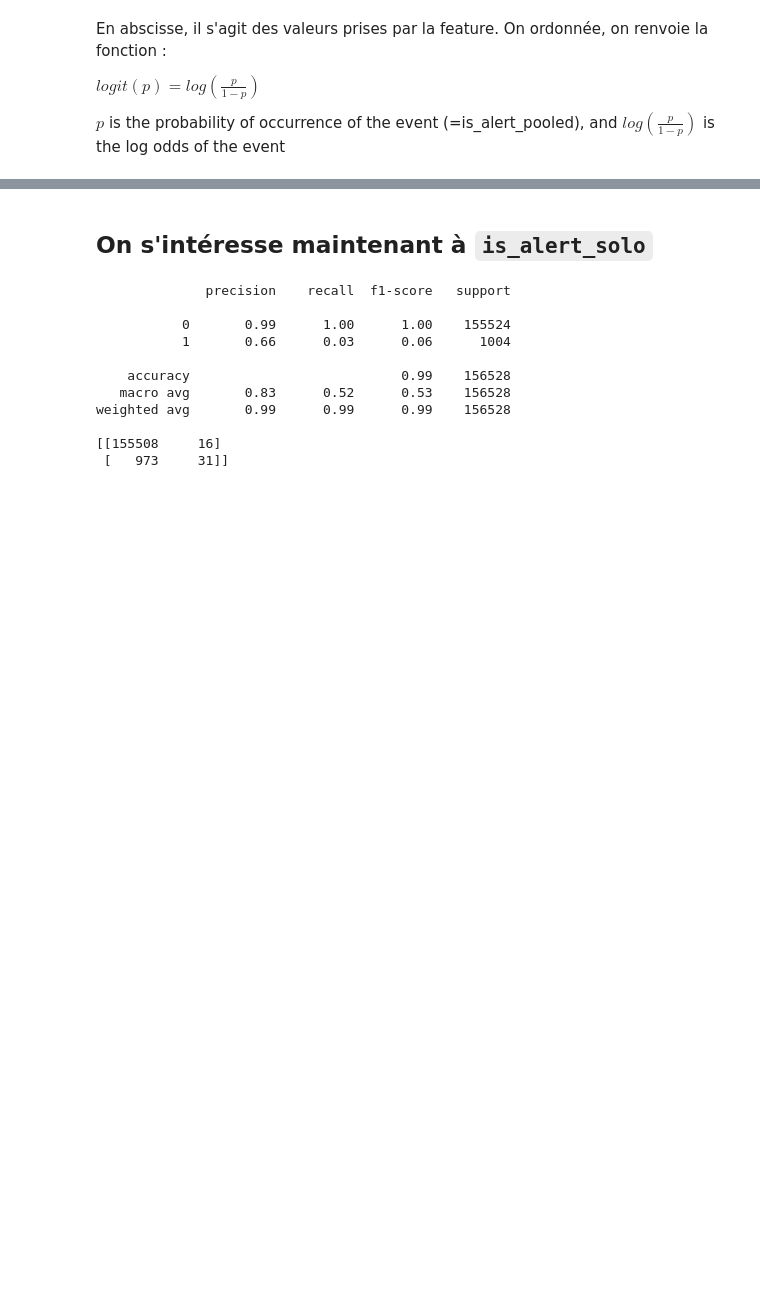
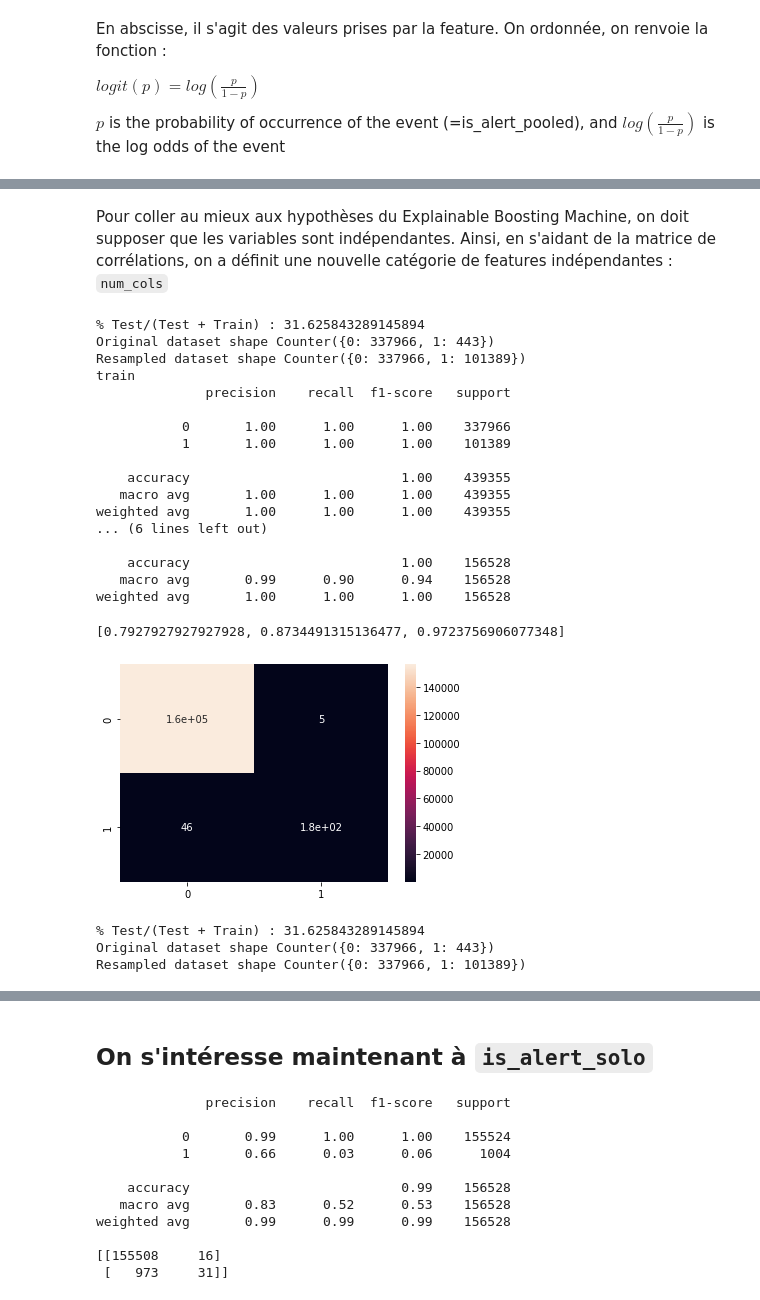
Before and after one commit to CorentinPernot/Statapp, a Jupyter notebook: Notebook/modé.ipynb, the cells around one changed output, grey strips where cells are left out. Drawn from its saved outputs; the diff is of its cells as text; code cells hidden in the pictures; blank space fills up the shorter version.

```diff
--- a/Notebook/modé.ipynb
+++ b/Notebook/modé.ipynb
@@ -1849,3 +1849,5 @@ $ p $ is the probability of occurrence of the event (=is_alert_pooled), and  $ l
 show(ebm_local)
 # %% [output]
 [interactive output not drawn]
+# %% [markdown]
+Pour coller au mieux aux hypothèses du Explainable Boosting Machine, on doit supposer que les variables sont indépendantes. Ainsi, en s'aidant de la matrice de corrélations, on a définit une nouvelle catégorie de features indépendantes :  `num_cols`
@@ -1851,0 +1873,33 @@ show(ebm_local)
+# %%
+#On fixe la date initiale
+time = datetime.datetime(2019, 5, 16)
+#On fixe l'horizon
+delta= 200
+
+evaluation_classifier(df_bis, time, delta, StandardScaler(), ExplainableBoostingClassifier(), True, False, True)
+# %% [output]
+% Test/(Test + Train) : 31.625843289145894
+Original dataset shape Counter({0: 337966, 1: 443})
+Resampled dataset shape Counter({0: 337966, 1: 101389})
+train
+              precision    recall  f1-score   support
+
+           0       1.00      1.00      1.00    337966
+           1       1.00      1.00      1.00    101389
+
+    accuracy                           1.00    439355
+   macro avg       1.00      1.00      1.00    439355
+weighted avg       1.00      1.00      1.00    439355
+... (6 lines left out)
+
+    accuracy                           1.00    156528
+   macro avg       0.99      0.90      0.94    156528
+weighted avg       1.00      1.00      1.00    156528
+[0.7927927927927928, 0.8734491315136477, 0.9723756906077348]
+[figure, added]
+# %%
+X_train, X_test, y_train, y_test = prep_train_test(df_bis, time, delta, StandardScaler(), True)
+# %% [output]
+% Test/(Test + Train) : 31.625843289145894
+Original dataset shape Counter({0: 337966, 1: 443})
+Resampled dataset shape Counter({0: 337966, 1: 101389})
```
Also changed, not shown: parts of 8 cells of this notebook.
